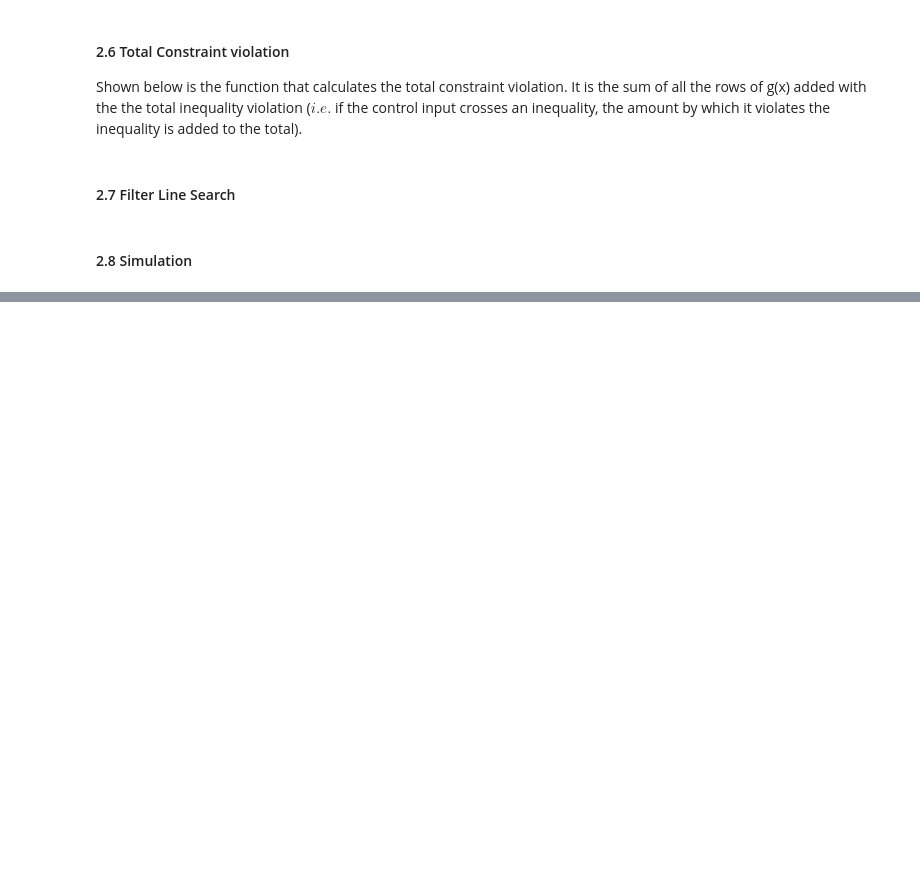
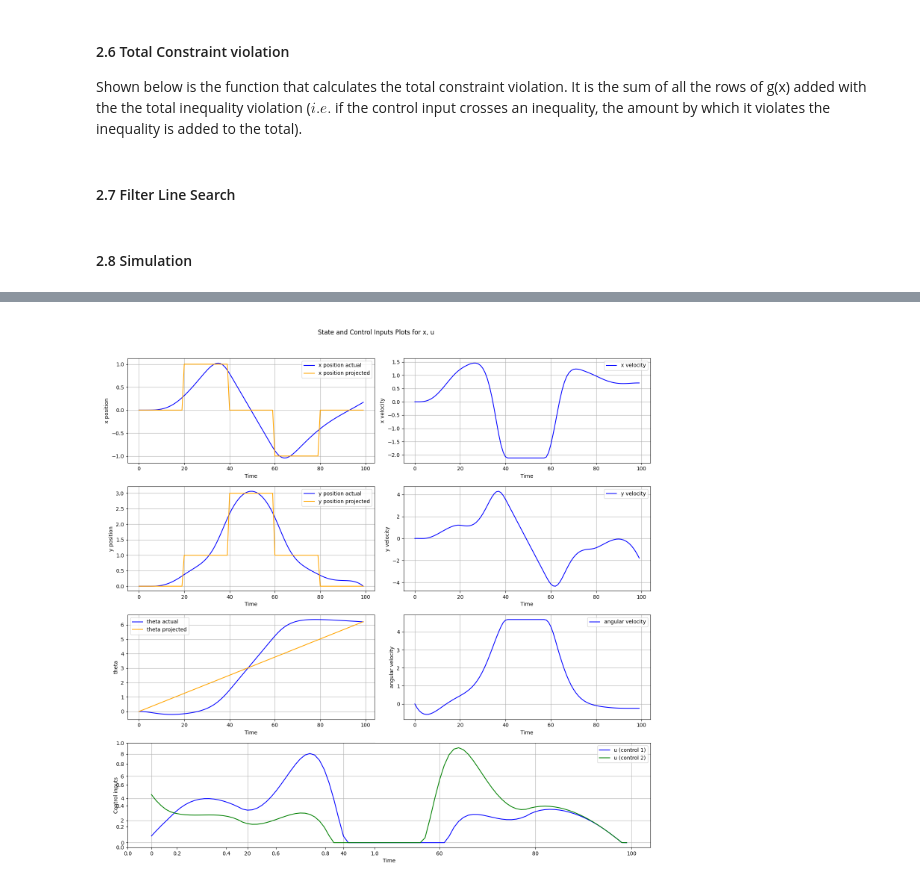
Before and after one commit to shantanu-ghodgaonkar/NYUMSMRFALL24, a Jupyter notebook: Reinforcement Learning and Optimal Control for Robotics (ROB-GY 6323)/Project 1/project1_v1_2.ipynb, the cells around one changed output, grey strips where cells are left out. Saved outputs shown, nothing was run; the diff lists cells and outputs as text; code cells hidden in the pictures; blank space fills up the shorter version.

```diff
--- a/Reinforcement Learning and Optimal Control for Robotics (ROB-GY 6323)/Project 1/project1_v1_2.ipynb
+++ b/Reinforcement Learning and Optimal Control for Robotics (ROB-GY 6323)/Project 1/project1_v1_2.ipynb
@@ -823,7 +827,7 @@ def plot_x_u(x: np.ndarray, u: np.ndarray):
     timex = np.arange(x.shape[1])
     timeu = np.arange(u.shape[1])
     xyt_projected = np.array(
-        [find_xk_yk_thetak(k=k) for k in time])
+        [find_xk_yk_thetak(k=k) for k in timex])
     # Create a single figure with a 4-row, 2-column layout
     fig, axs = plt.subplots(4, 2, figsize=(x_figsize, y_figsize))
     fig.suptitle(f"State and Control Inputs Plots for x, u")
@@ -866,34 +870,36 @@ def plot_x_u(x: np.ndarray, u: np.ndarray):
                    label='theta projected', color='orange')
     axs[2, 0].set_xlabel('Time')
     axs[2, 0].set_ylabel('theta')
     axs[2, 0].legend()
     axs[2, 0].grid(True)
 
     # Plot theta velocity
     axs[2, 1].plot(timex, x[5, :], label='angular velocity', color='blue')
     axs[2, 1].set_xlabel('Time')
     axs[2, 1].set_ylabel('angular velocity')
     axs[2, 1].legend()
     axs[2, 1].grid(True)
 
     # Plot control inputs (u) in the fourth row, spanning both columns
     axs[3, 0] = plt.subplot(4, 2, (7, 8))
     axs[3, 0].plot(timeu, u[0, :], label='u (control 1)', color='blue')
     axs[3, 0].plot(timeu, u[1, :], label='u (control 2)', color='green')
     axs[3, 0].set_xlabel('Time')
     axs[3, 0].set_ylabel('Control inputs')
     axs[3, 0].legend()
     axs[3, 0].grid(True)
 
     # Remove the unused axis in the fourth row
     fig.delaxes(axs[3, 1])
 
     # Adjust layout to prevent overlap
     plt.tight_layout(rect=[0, 0, 1, 0.96])
     plt.show()
 
 
-# plot_x_u(x=x, u=u)
+plot_x_u(x=x, u=u)
+# %% [output]
+[figure, added]
 # %%
 def controller(x_init, k_init, verbose=True):
     TIME_STEPS = 50
```
Also changed, not shown: parts of 4 cells of this notebook.
